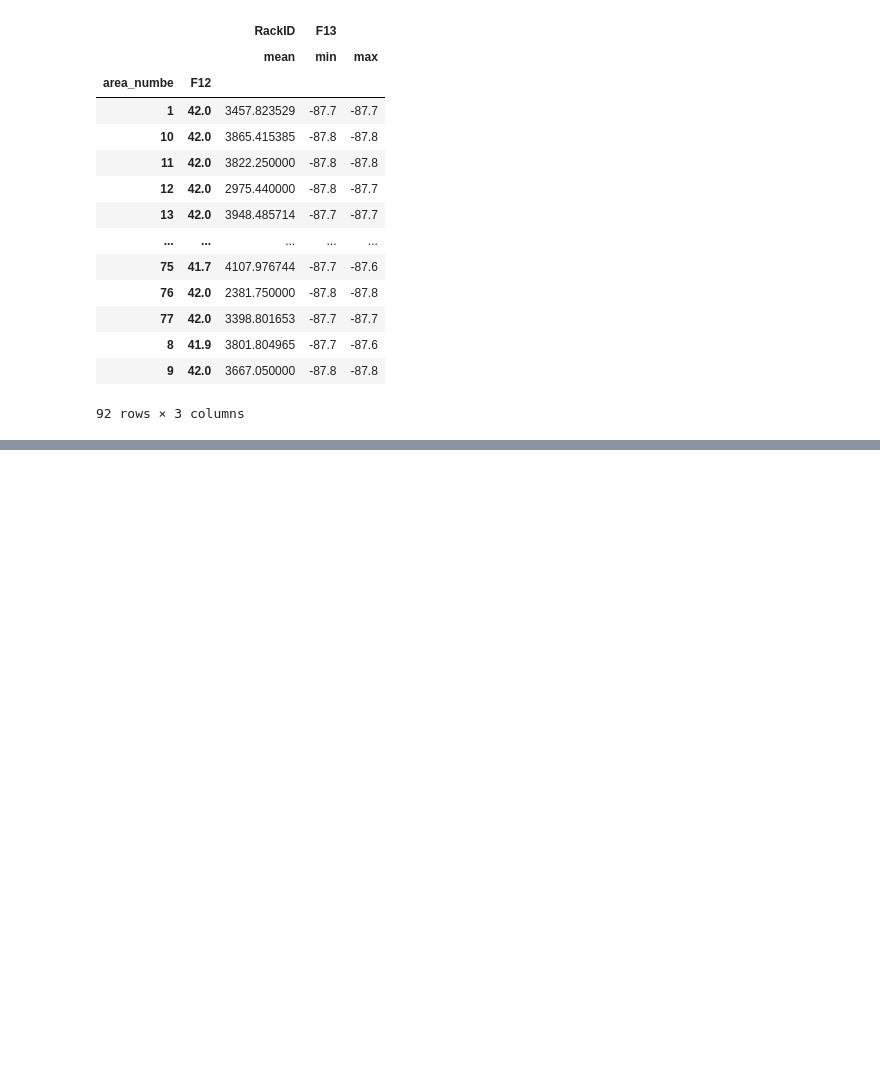
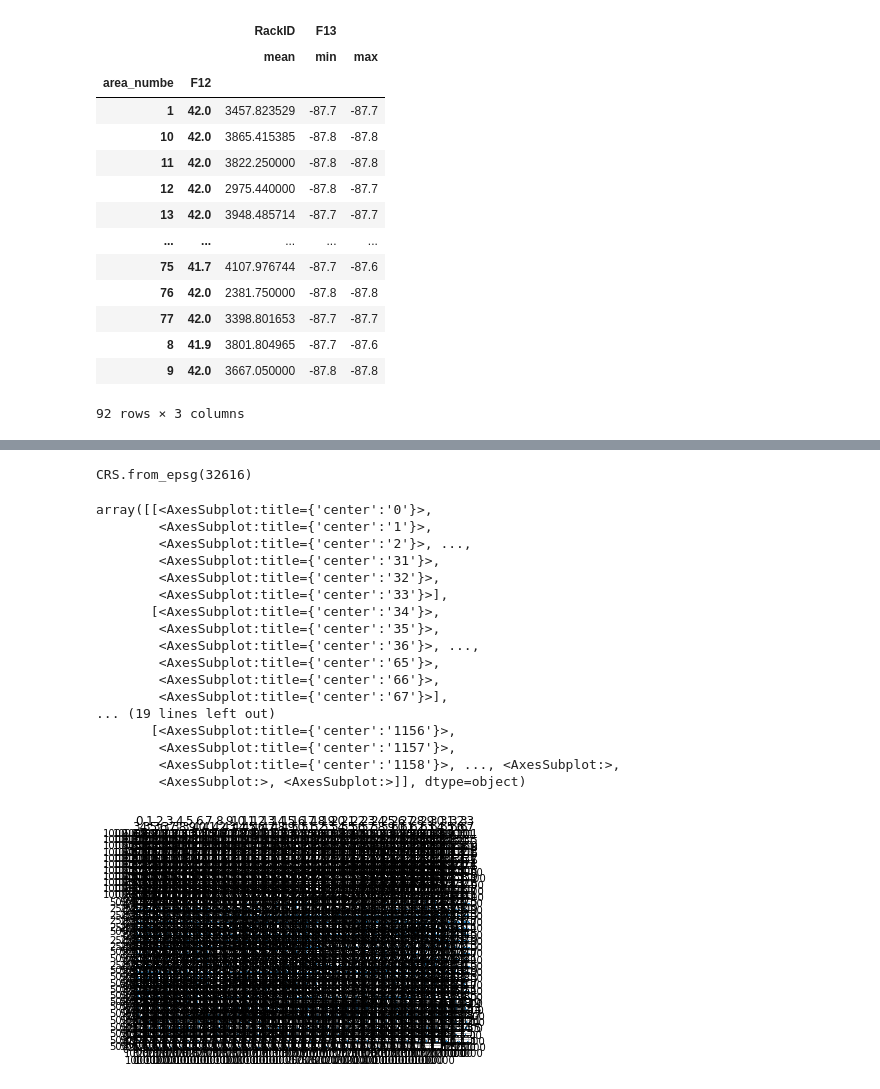
Before and after one commit to oabreu86/Time-Series-Forecasting_Urban_Heat_Islands, a Jupyter notebook: utils.ipynb, the cells around one changed output, grey strips where cells are left out. Drawn from its saved outputs; the diff is of its cells as text; code cells hidden in the pictures; blank space fills up the shorter version.

```diff
--- a/utils.ipynb
+++ b/utils.ipynb
@@ -171,0 +151,40 @@ coords
+# %%
+#Get raster data:
+SHARED_DATA_FOLDER = Path('tif_data_2021')
+#construct SCENE NAME
+# path_row = []
+# year = []
+# month = []
+# day = []
+SCENE = 'LC08_L2SP_022031_20210514_20210525_02_T1'
+#check if scene_path is a file
+scene_path = SHARED_DATA_FOLDER/SCENE
+b1_path =scene_path/"{}_SR_B2.TIF".format(SCENE)
+b1 = rasterio.open(b1_path)
+chi_b = gpd.read_file("chi_b")
+chi_b = chi_b.to_crs("EPSG:32616")
+# %%
+b1 = rasterio.open(b1_path)
+# %%
+b1.crs
+# %% [output]
+CRS.from_epsg(32616)
+# %%
+def clip_raster(raster, vector_poly):
+    '''
+    Clip raster polygon with the vecotr polygon boundary
+    Input:
+        raster - rasterio object (i.e. read from rasterio.open)
+        vector_poly - geopandas dataframe
+    Output:
+        raster object that is clipped
+    '''
+    vector_poly_good_crs = vector_poly.to_crs(raster.crs)
+    vector_as_json = [json.loads(vector_poly.to_json())['features'][0]['geometry']]
+
+    out_img, out_transform = mask(dataset=raster,
+                                  shapes=vector_as_json,
+                                  crop=True)
+    return out_img, out_transform
+# %%
+new_raster, new_raster_transform = clip_raster(b1, chi_b)
@@ -171,0 +194,21 @@ coords
+# %%
+pd.DataFrame(new_raster[0]).hist()
+# %% [output]
+array([[<AxesSubplot:title={'center':'0'}>,
+        <AxesSubplot:title={'center':'1'}>,
+        <AxesSubplot:title={'center':'2'}>, ...,
+        <AxesSubplot:title={'center':'31'}>,
+        <AxesSubplot:title={'center':'32'}>,
+        <AxesSubplot:title={'center':'33'}>],
+       [<AxesSubplot:title={'center':'34'}>,
+        <AxesSubplot:title={'center':'35'}>,
+        <AxesSubplot:title={'center':'36'}>, ...,
+        <AxesSubplot:title={'center':'65'}>,
+        <AxesSubplot:title={'center':'66'}>,
+        <AxesSubplot:title={'center':'67'}>],
+... (19 lines left out)
+       [<AxesSubplot:title={'center':'1156'}>,
+        <AxesSubplot:title={'center':'1157'}>,
+        <AxesSubplot:title={'center':'1158'}>, ..., <AxesSubplot:>,
+        <AxesSubplot:>, <AxesSubplot:>]], dtype=object)
+[figure, added]
```
Also changed, not shown: parts of 21 cells of this notebook.
